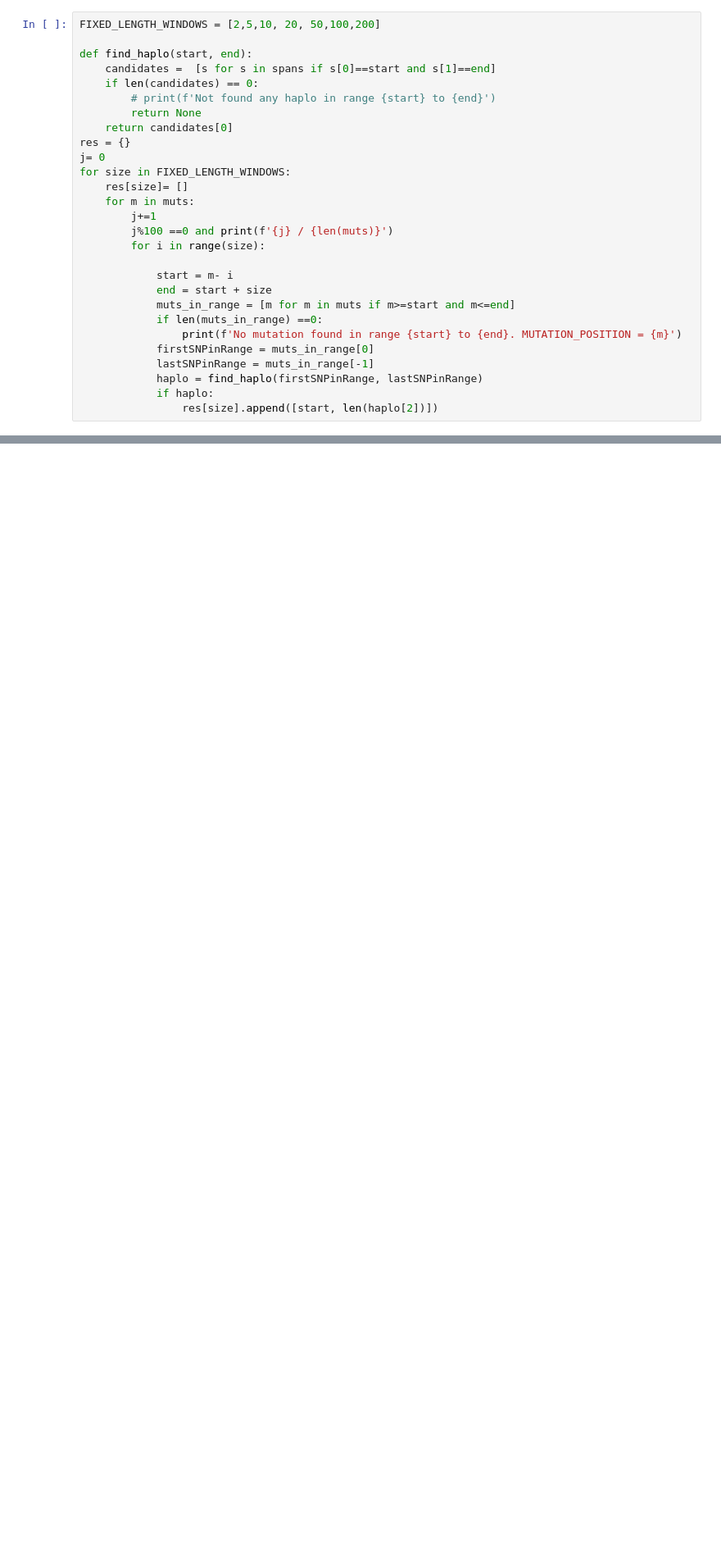
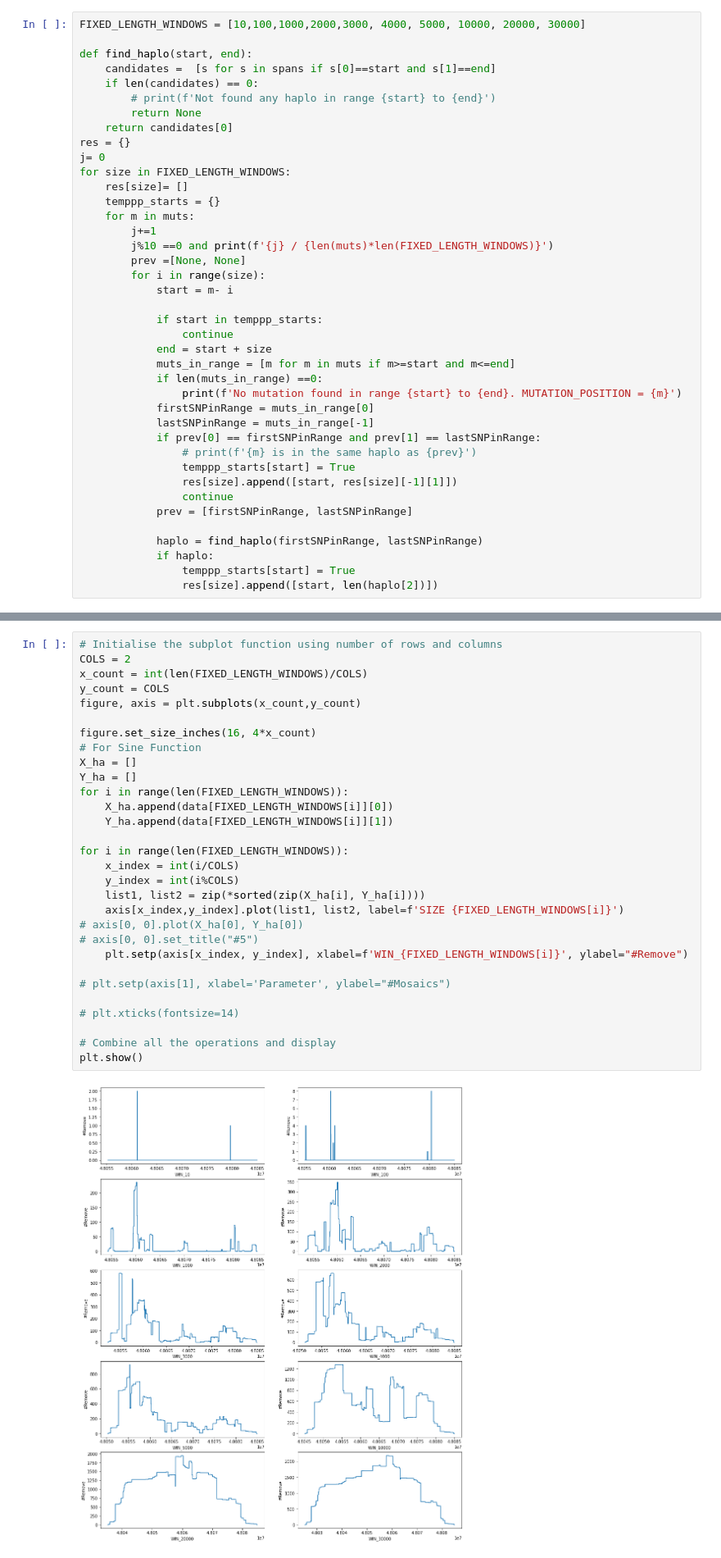
Before and after one commit to jhkcia/ancestral-recombination-finder, a Jupyter notebook: code/sliding_window.ipynb, the cells around one changed output, grey strips where cells are left out. Shown at 82% size. Cells and saved outputs as stored; diff of their text form; blank space fills up the shorter version.

```diff
--- a/code/sliding_window.ipynb
+++ b/code/sliding_window.ipynb
@@ -153,5 +154,5 @@ plt.show()
 # %%
-FIXED_LENGTH_WINDOWS = [2,5,10, 20, 50,100,200]
+FIXED_LENGTH_WINDOWS = [10,100,1000,2000,3000, 4000, 5000, 10000, 20000, 30000]
 
 def find_haplo(start, end):
     candidates =  [s for s in spans if s[0]==start and s[1]==end]
@@ -163,19 +164,31 @@ res = {}
 j= 0
 for size in FIXED_LENGTH_WINDOWS:
     res[size]= []
+    temppp_starts = {}
     for m in muts:
         j+=1
-        j%100 ==0 and print(f'{j} / {len(muts)}')
+        j%10 ==0 and print(f'{j} / {len(muts)*len(FIXED_LENGTH_WINDOWS)}')
+        prev =[None, None]
         for i in range(size):
+            start = m- i
 
-            start = m- i
+            if start in temppp_starts:
+                continue
             end = start + size
             muts_in_range = [m for m in muts if m>=start and m<=end]
             if len(muts_in_range) ==0:
                 print(f'No mutation found in range {start} to {end}. MUTATION_POSITION = {m}')
             firstSNPinRange = muts_in_range[0]
             lastSNPinRange = muts_in_range[-1]
+            if prev[0] == firstSNPinRange and prev[1] == lastSNPinRange:
+                # print(f'{m} is in the same haplo as {prev}')
+                temppp_starts[start] = True
+                res[size].append([start, res[size][-1][1]])
+                continue
+            prev = [firstSNPinRange, lastSNPinRange]
+
             haplo = find_haplo(firstSNPinRange, lastSNPinRange)
             if haplo:
+                temppp_starts[start] = True
                 res[size].append([start, len(haplo[2])])
 # %% [output]
@@ -200 +231,33 @@ KeyboardInterrupt:
+# %%
+# Initialise the subplot function using number of rows and columns
+COLS = 2
+x_count = int(len(FIXED_LENGTH_WINDOWS)/COLS)
+y_count = COLS
+figure, axis = plt.subplots(x_count,y_count)
+
+figure.set_size_inches(16, 4*x_count)
+# For Sine Function
+X_ha = []
+Y_ha = []
+for i in range(len(FIXED_LENGTH_WINDOWS)):
+    X_ha.append(data[FIXED_LENGTH_WINDOWS[i]][0])
+    Y_ha.append(data[FIXED_LENGTH_WINDOWS[i]][1])
+
+for i in range(len(FIXED_LENGTH_WINDOWS)):
+    x_index = int(i/COLS)
+    y_index = int(i%COLS)
+    list1, list2 = zip(*sorted(zip(X_ha[i], Y_ha[i])))
+    axis[x_index,y_index].plot(list1, list2, label=f'SIZE {FIXED_LENGTH_WINDOWS[i]}')
+# axis[0, 0].plot(X_ha[0], Y_ha[0])
+# axis[0, 0].set_title("#5")
+    plt.setp(axis[x_index, y_index], xlabel=f'WIN_{FIXED_LENGTH_WINDOWS[i]}', ylabel="#Remove")
+
+# plt.setp(axis[1], xlabel='Parameter', ylabel="#Mosaics")
+
+# plt.xticks(fontsize=14)
+
+# Combine all the operations and display
+plt.show()
+# %% [output]
+[figure, added]
 # %%
```
Also changed, not shown: parts of 51 cells of this notebook, 2 other files.
